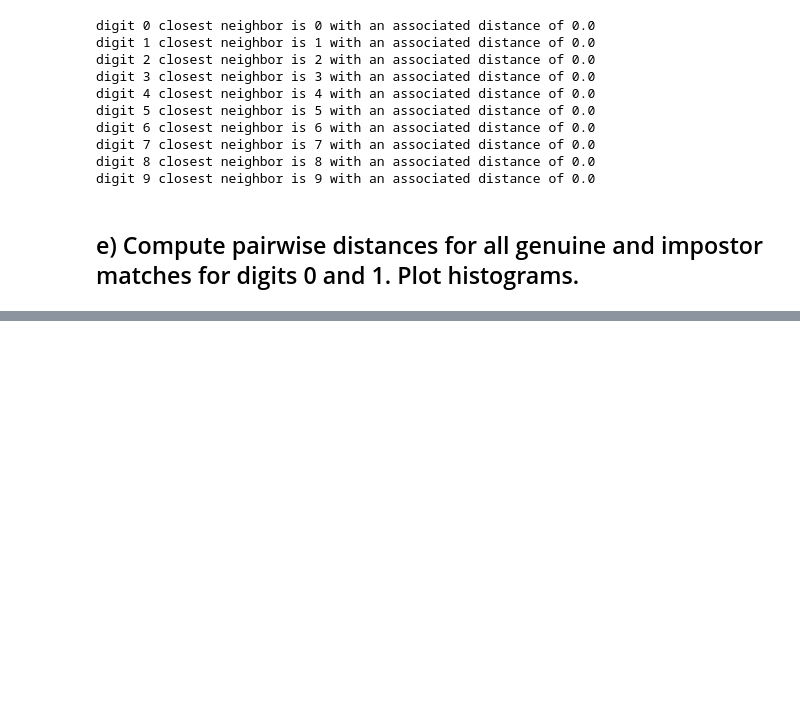
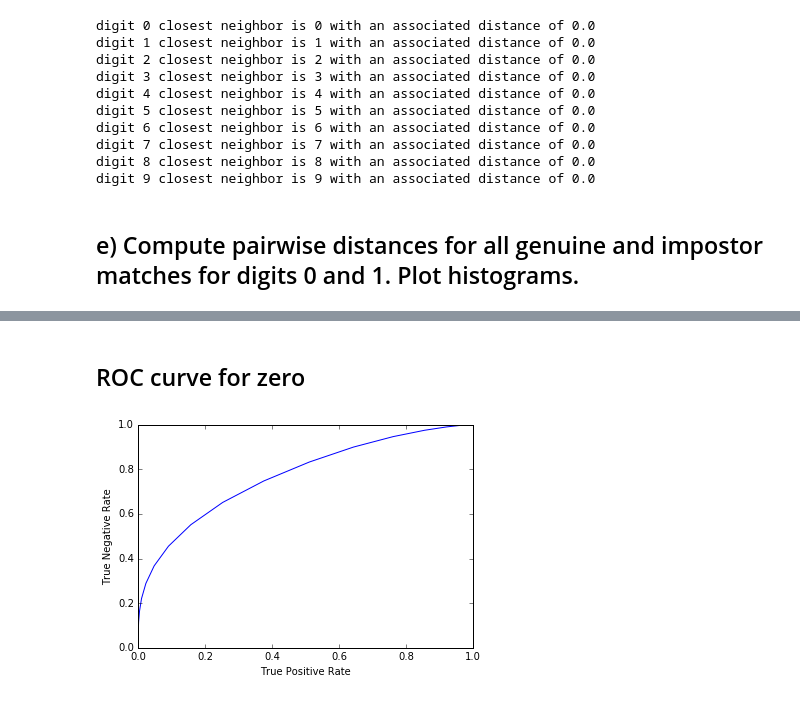
Before and after one commit to francescoperera/applied-machine-learning, a Jupyter notebook: lab1/CS 5789 - Lab 1.ipynb, the cells around one changed output, grey strips where cells are left out. Cells and saved outputs as stored; diff of their text form; code cells hidden in the pictures; blank space fills up the shorter version.

```diff
--- a/lab1/CS 5789 - Lab 1.ipynb
+++ b/lab1/CS 5789 - Lab 1.ipynb
@@ -141,0 +173,49 @@ binarySample = sampleDigits[:2]
+# %%
+def getROCRates(gen,imp,thRate):
+    tpr = []
+    fpr = []
+
+    th = 0
+    genIdx = 0
+    impIdx = 0
+
+    tp = 0
+    fp = 0
+    tn = len(imp) - fp
+    fn = len(gen) - tp
+
+    while th < max(gen[-1],imp[-1]):
+
+        for i in xrange(genIdx,len(gen)):
+            if gen[i] <= th:
+                tp+=1
+                fn = len(gen) - tp
+                genIdx+=1
+            else:
+                break
+        for j in xrange(impIdx,len(imp)):
+            if imp[j] < th:
+                fp+=1
+                tn = len(imp) - fp
+                impIdx+=1
+            else:
+                break
+
+        tpr.append(float(tp)/(tp + fn))
+        fpr.append(float(fp)/(fp + tn))
+        th+=thRate
+
+    rates ={"tpr":tpr,"fpr":fpr}
+    return rates
+
+ratesZero = getROCRates(sorted(genuineZero),sorted(impostor),100)
+ratesOne = getROCRates(sorted(genuineOne),sorted(impostor),100)
+# %% [markdown]
+## ROC curve for zero
+# %%
+plt.plot(ratesZero["fpr"],ratesZero["tpr"])
+plt.ylabel("True Negative Rate")
+plt.xlabel("True Positive Rate")
+plt.show()
+# %% [output]
+[figure, added]
```
Also changed, not shown: parts of 12 cells of this notebook.
